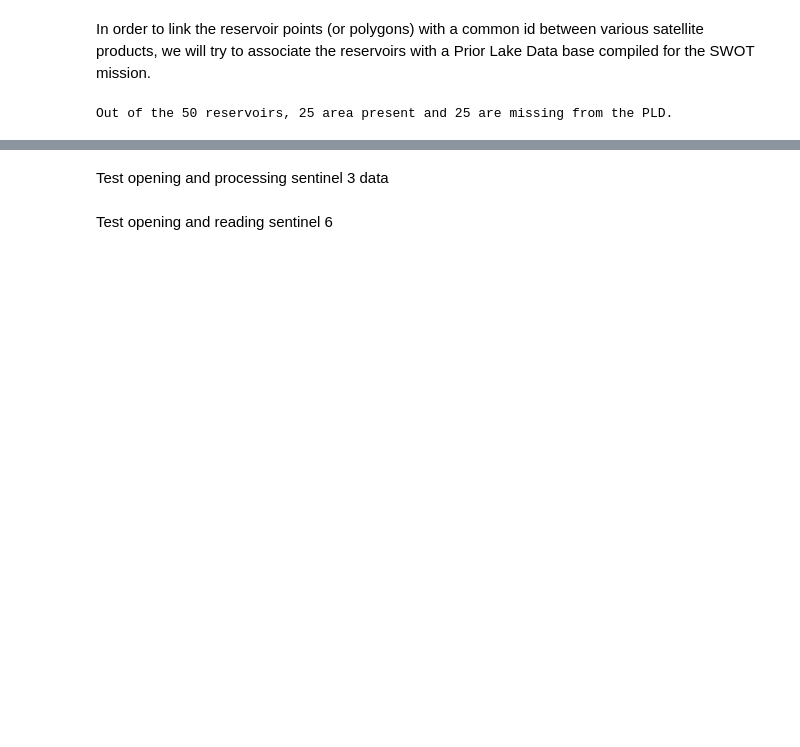
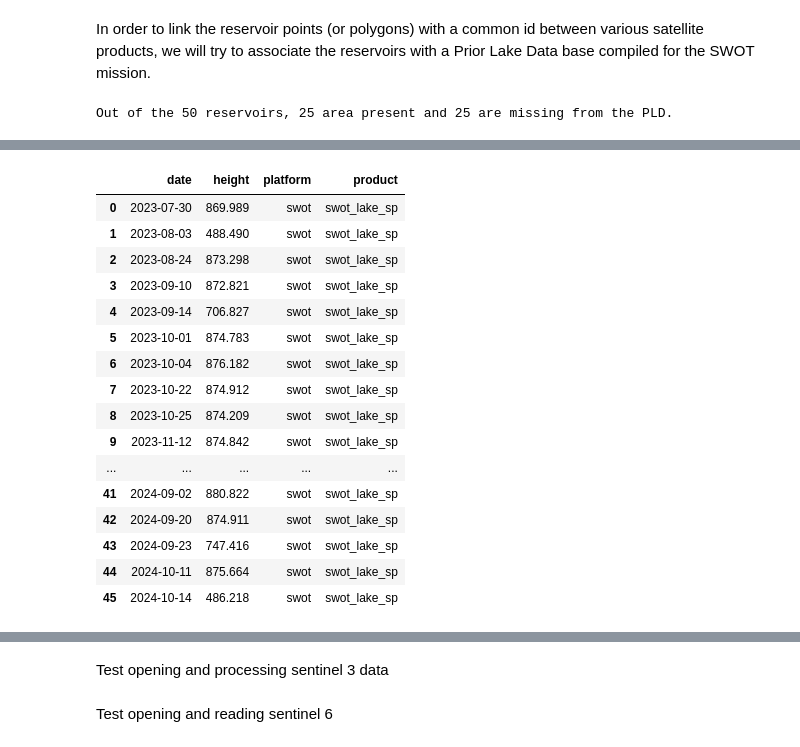
Before and after one commit to DHI/HydroEO, a Jupyter notebook: notebooks/project_test.ipynb, the cells around one changed output, grey strips where cells are left out. Saved outputs shown, nothing was run; the diff lists cells and outputs as text; code cells hidden in the pictures; blank space fills up the shorter version.

```diff
--- a/notebooks/project_test.ipynb
+++ b/notebooks/project_test.ipynb
@@ -117 +143,21 @@ folder = r"C:\Users\cwch\Projects\WR-Collaboration\rk-altimetry\data\reservoirs"
+# %%
+df
+# %% [output]
+|  | date | height | platform | product |
+| 0 | 2023-07-30 | 869.989 | swot | swot_lake_sp |
+| 1 | 2023-08-03 | 488.490 | swot | swot_lake_sp |
+| 2 | 2023-08-24 | 873.298 | swot | swot_lake_sp |
+| 3 | 2023-09-10 | 872.821 | swot | swot_lake_sp |
+| 4 | 2023-09-14 | 706.827 | swot | swot_lake_sp |
+| 5 | 2023-10-01 | 874.783 | swot | swot_lake_sp |
+| 6 | 2023-10-04 | 876.182 | swot | swot_lake_sp |
+| 7 | 2023-10-22 | 874.912 | swot | swot_lake_sp |
+| 8 | 2023-10-25 | 874.209 | swot | swot_lake_sp |
+| 9 | 2023-11-12 | 874.842 | swot | swot_lake_sp |
+| ... | ... | ... | ... | ... |
+| 41 | 2024-09-02 | 880.822 | swot | swot_lake_sp |
+| 42 | 2024-09-20 | 874.911 | swot | swot_lake_sp |
+| 43 | 2024-09-23 | 747.416 | swot | swot_lake_sp |
+| 44 | 2024-10-11 | 875.664 | swot | swot_lake_sp |
+| 45 | 2024-10-14 | 486.218 | swot | swot_lake_sp |
 # %%
```
Also changed, not shown: parts of 14 cells of this notebook, 8 other files.
